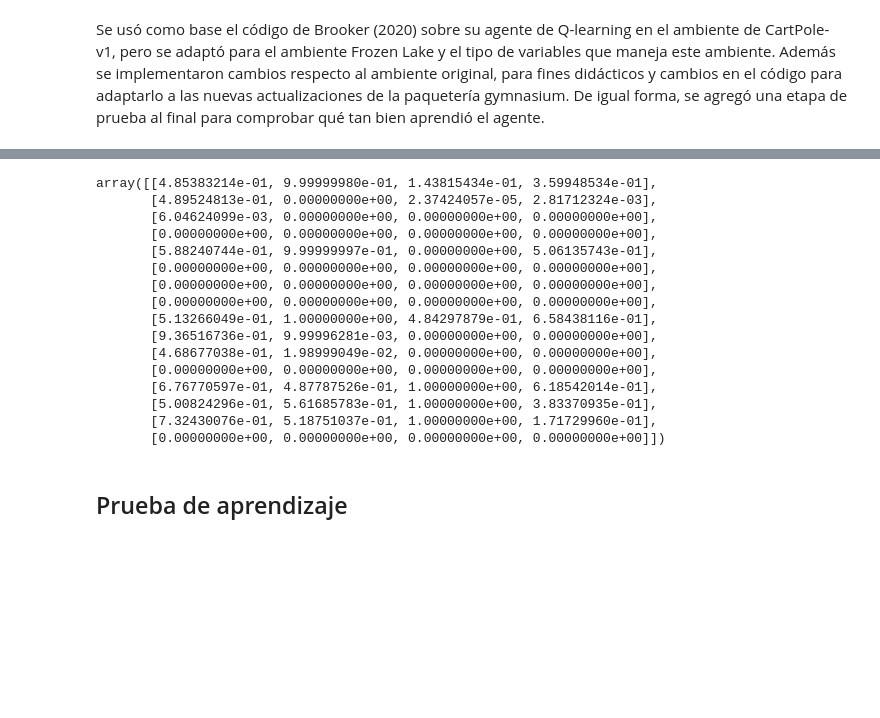
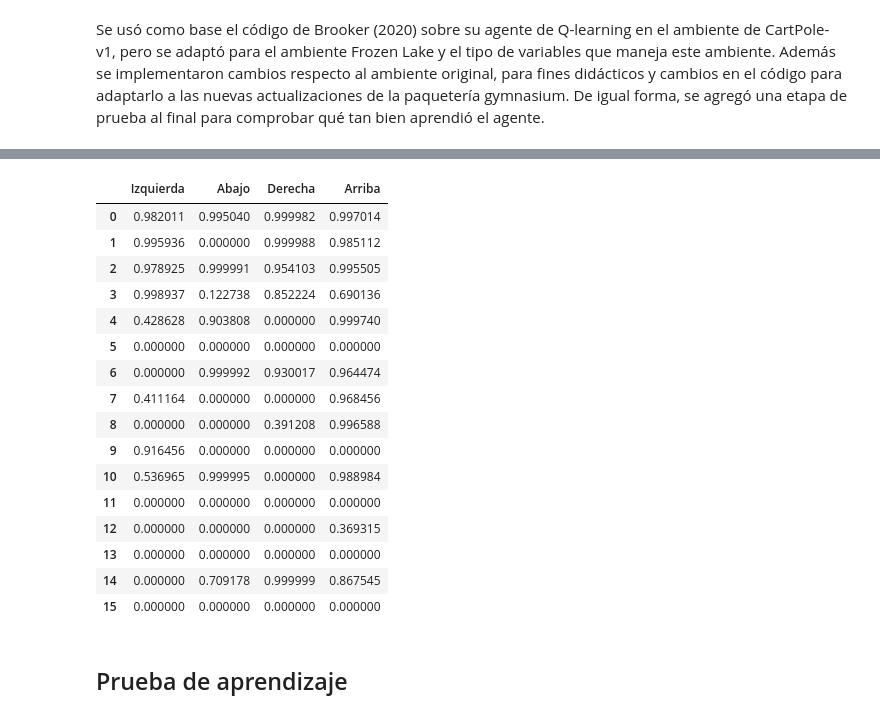
Before and after one commit to VictorMijangosDeLaCruz/InteligenciaArtificial, a Jupyter notebook: 05 Aprendizaje/07 QLearning.ipynb, the cells around one changed output, grey strips where cells are left out. Saved outputs shown, nothing was run; the diff lists cells and outputs as text; code cells hidden in the pictures; blank space fills up the shorter version.

```diff
--- a/05 Aprendizaje/07 QLearning.ipynb
+++ b/05 Aprendizaje/07 QLearning.ipynb
@@ -160,40 +165,38 @@ env.reset()[1]
 # %%
-num_episodio = []
 puntajes_ep = []
-
-n_episodes = 2000
+#Número de episodios
+n_episodes = 100
 for e in range(1, n_episodes+1):
-
-    # Discretize state into buckets
+    #Estado inicial
     current_state = env.reset()[0]
     done = False
-    num_episodio.append(e)
     score = 0
+    actions = []
+    while done==False:
+        #Escoje acción de acuerdo con la política
+        action = policy(current_state, Q_table)
 
-    while done==False:
+        #Genera núm. aleatorio, si es menor al rango de exploración
+        #realiza una acción aleatoria
+        if np.random.random() < exploration_rate(e) :
+            action = env.action_space.sample()
+        actions.append(action_names[action])
 
-        # policy action
-        action = policy(current_state) # exploit
-
-        # insert random action
-        if np.random.random() < exploration_rate(e) :
-            action = env.action_space.sample() # explore
-
-        # increment enviroment
+        #Cálcula la recompensa y actualiza las observaciones
         obs, reward, done, _, _ = env.step(action)
-        #print(obs)
         new_state = obs
-
         score += reward
 
-        # Update Q-Table
+        #Rango de aprendizaje
         lr = learning_rate(e)
-        learnt_value = new_Q_value(reward, new_state )
+        #Actualiza la tabla para valores Q
+        learnt_value = new_Q_value(reward, new_state, Q_table )
         old_value = Q_table[current_state, action]
+        #Cálcula el nuevo valor Q: (1-l)*Q_t + l*Q_t+1
         Q_table[current_state, action] = (1-lr)*old_value + lr*learnt_value
-
+        #Cambia al nuevo estado
         current_state = new_state
-
-    print('Episode:{} Puntaje:{} e:{}'.format(e, score, exploration_rate(e)))
     puntajes_ep.append(score)
+    if e % 100 == 0:
+        print('Episode {}\n\tPuntaje:{}; Acciones:{}'.format(e, score, actions))
 # %% [output]
@@ -217,22 +215,23 @@ Episode:2000 Puntaje:1.0 e:0.1
 # %%
-Q_table
+pd.DataFrame(data=Q_table, columns=['Izquierda', 'Abajo', 'Derecha', 'Arriba'])
 # %% [output]
-array([[4.85383214e-01, 9.99999980e-01, 1.43815434e-01, 3.59948534e-01],
-       [4.89524813e-01, 0.00000000e+00, 2.37424057e-05, 2.81712324e-03],
-       [6.04624099e-03, 0.00000000e+00, 0.00000000e+00, 0.00000000e+00],
-       [0.00000000e+00, 0.00000000e+00, 0.00000000e+00, 0.00000000e+00],
-       [5.88240744e-01, 9.99999997e-01, 0.00000000e+00, 5.06135743e-01],
-       [0.00000000e+00, 0.00000000e+00, 0.00000000e+00, 0.00000000e+00],
-       [0.00000000e+00, 0.00000000e+00, 0.00000000e+00, 0.00000000e+00],
-       [0.00000000e+00, 0.00000000e+00, 0.00000000e+00, 0.00000000e+00],
-       [5.13266049e-01, 1.00000000e+00, 4.84297879e-01, 6.58438116e-01],
-       [9.36516736e-01, 9.99996281e-03, 0.00000000e+00, 0.00000000e+00],
-       [4.68677038e-01, 1.98999049e-02, 0.00000000e+00, 0.00000000e+00],
-       [0.00000000e+00, 0.00000000e+00, 0.00000000e+00, 0.00000000e+00],
-       [6.76770597e-01, 4.87787526e-01, 1.00000000e+00, 6.18542014e-01],
-       [5.00824296e-01, 5.61685783e-01, 1.00000000e+00, 3.83370935e-01],
-       [7.32430076e-01, 5.18751037e-01, 1.00000000e+00, 1.71729960e-01],
-       [0.00000000e+00, 0.00000000e+00, 0.00000000e+00, 0.00000000e+00]])
+|  | Izquierda | Abajo | Derecha | Arriba |
+| 0 | 0.982011 | 0.995040 | 0.999982 | 0.997014 |
+| 1 | 0.995936 | 0.000000 | 0.999988 | 0.985112 |
+| 2 | 0.978925 | 0.999991 | 0.954103 | 0.995505 |
+| 3 | 0.998937 | 0.122738 | 0.852224 | 0.690136 |
+| 4 | 0.428628 | 0.903808 | 0.000000 | 0.999740 |
+| 5 | 0.000000 | 0.000000 | 0.000000 | 0.000000 |
+| 6 | 0.000000 | 0.999992 | 0.930017 | 0.964474 |
+| 7 | 0.411164 | 0.000000 | 0.000000 | 0.968456 |
+| 8 | 0.000000 | 0.000000 | 0.391208 | 0.996588 |
+| 9 | 0.916456 | 0.000000 | 0.000000 | 0.000000 |
+| 10 | 0.536965 | 0.999995 | 0.000000 | 0.988984 |
+| 11 | 0.000000 | 0.000000 | 0.000000 | 0.000000 |
+| 12 | 0.000000 | 0.000000 | 0.000000 | 0.369315 |
+| 13 | 0.000000 | 0.000000 | 0.000000 | 0.000000 |
+| 14 | 0.000000 | 0.709178 | 0.999999 | 0.867545 |
+| 15 | 0.000000 | 0.000000 | 0.000000 | 0.000000 |
 # %% [markdown]
 ## Prueba de aprendizaje
 # %%
```
Also changed, not shown: parts of 16 cells of this notebook.
